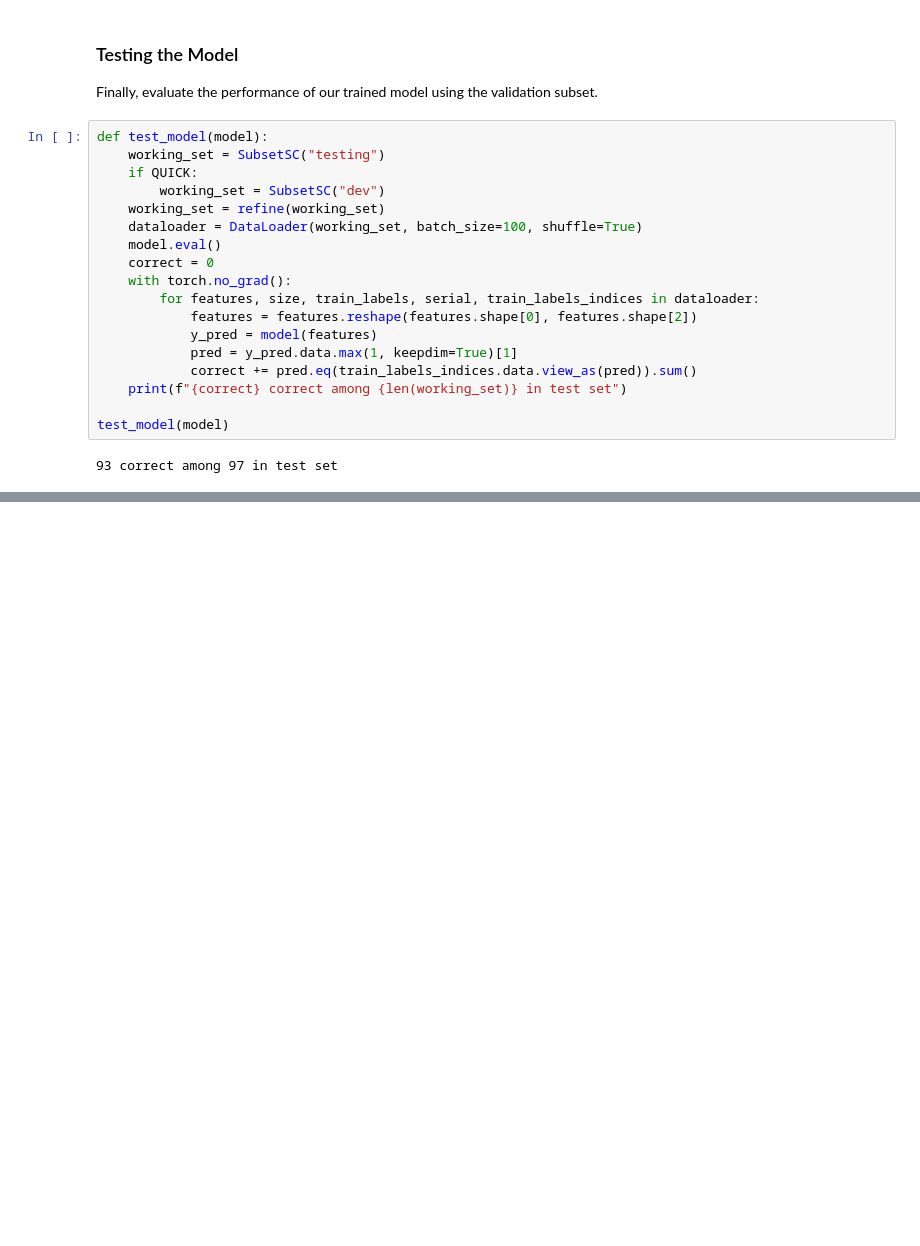
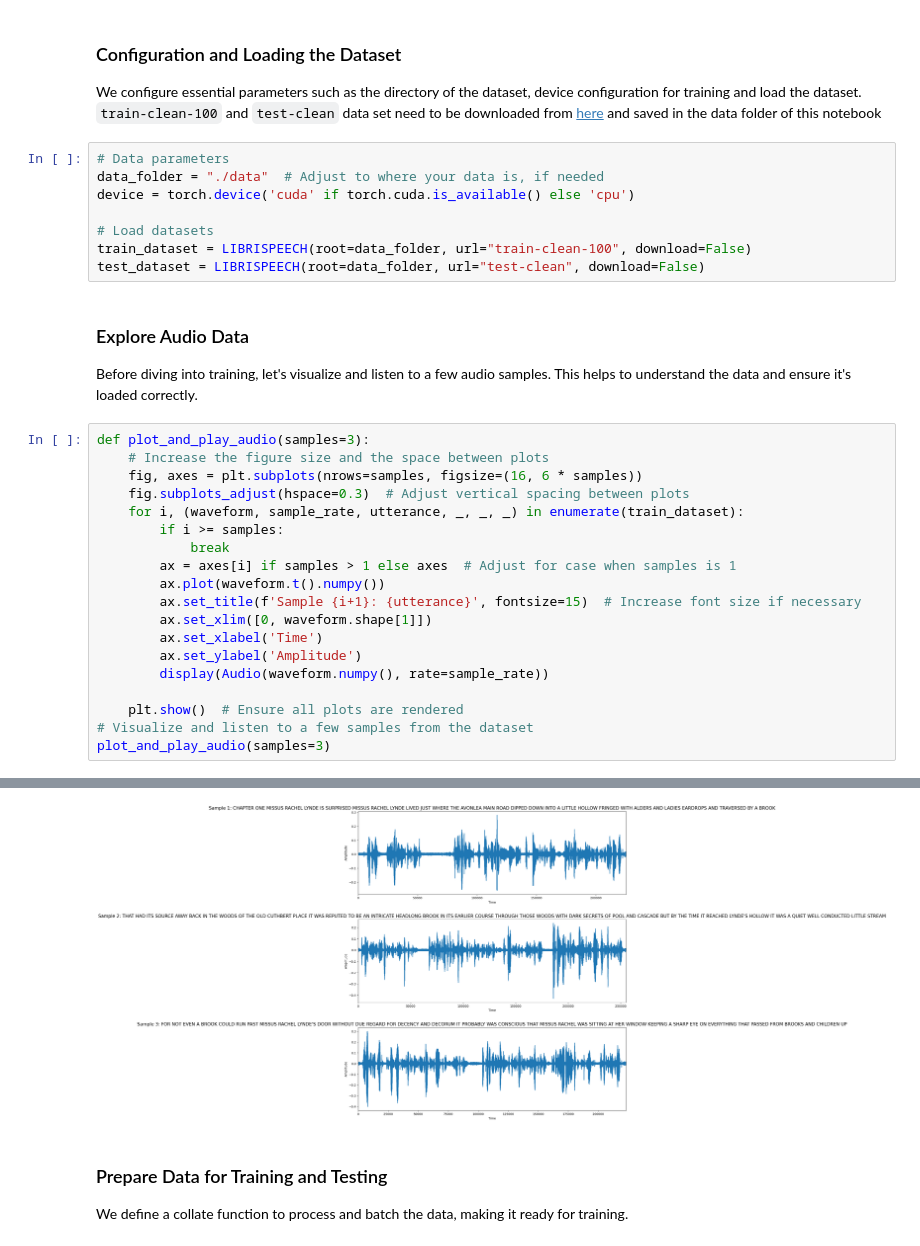
Before and after one commit to TIL-24/til-24-curriculum, a Jupyter notebook: Part2_NLP_ASR/Unit_2/03/2.3.2_Build_simple_ASR_model.ipynb, the cells around one changed output, grey strips where cells are left out. Cells and saved outputs as stored; diff of their text form; blank space fills up the shorter version.

```diff
--- a/Part2_NLP_ASR/Unit_2/03/2.3.2_Build_simple_ASR_model.ipynb
+++ b/Part2_NLP_ASR/Unit_2/03/2.3.2_Build_simple_ASR_model.ipynb
@@ -120,24 +22,34 @@ Epoch:20, Loss:0.7648
-# %% [markdown]
-### Testing the Model
-
-Finally, evaluate the performance of our trained model using the validation subset.
-# %%
-def test_model(model):
-    working_set = SubsetSC("testing")
-    if QUICK:
-        working_set = SubsetSC("dev")
-    working_set = refine(working_set)
-    dataloader = DataLoader(working_set, batch_size=100, shuffle=True)
-    model.eval()
-    correct = 0
-    with torch.no_grad():
-        for features, size, train_labels, serial, train_labels_indices in dataloader:
-            features = features.reshape(features.shape[0], features.shape[2])
-            y_pred = model(features)
-            pred = y_pred.data.max(1, keepdim=True)[1]
-            correct += pred.eq(train_labels_indices.data.view_as(pred)).sum()
-    print(f"{correct} correct among {len(working_set)} in test set")
-
-test_model(model)
-# %% [output]
-93 correct among 97 in test set
+# %% [markdown]
+### Configuration and Loading the Dataset
+We configure essential parameters such as the directory of the dataset, device configuration for training and load the dataset. `train-clean-100` and `test-clean` data set need to be downloaded from [here](https://www.openslr.org/12) and saved in the data folder of this notebook
+# %%
+# Data parameters
+data_folder = "./data"  # Adjust to where your data is, if needed
+device = torch.device('cuda' if torch.cuda.is_available() else 'cpu')
+
+# Load datasets
+train_dataset = LIBRISPEECH(root=data_folder, url="train-clean-100", download=False)
+test_dataset = LIBRISPEECH(root=data_folder, url="test-clean", download=False)
+# %% [markdown]
+### Explore Audio Data
+Before diving into training, let's visualize and listen to a few audio samples. This helps to understand the data and ensure it's loaded correctly.
+# %%
+def plot_and_play_audio(samples=3):
+    # Increase the figure size and the space between plots
+    fig, axes = plt.subplots(nrows=samples, figsize=(16, 6 * samples))
+    fig.subplots_adjust(hspace=0.3)  # Adjust vertical spacing between plots
+    for i, (waveform, sample_rate, utterance, _, _, _) in enumerate(train_dataset):
+        if i >= samples:
+            break
+        ax = axes[i] if samples > 1 else axes  # Adjust for case when samples is 1
+        ax.plot(waveform.t().numpy())
+        ax.set_title(f'Sample {i+1}: {utterance}', fontsize=15)  # Increase font size if necessary
+        ax.set_xlim([0, waveform.shape[1]])
+        ax.set_xlabel('Time')
+        ax.set_ylabel('Amplitude')
+        display(Audio(waveform.numpy(), rate=sample_rate))
+
+    plt.show()  # Ensure all plots are rendered
+# Visualize and listen to a few samples from the dataset
+plot_and_play_audio(samples=3)
+# %% [output]
@@ -143,0 +59,4 @@ test_model(model)
+[figure, added]
+# %% [markdown]
+### Prepare Data for Training and Testing
+We define a collate function to process and batch the data, making it ready for training.
```
Also changed, not shown: parts of 20 cells of this notebook, 1 other file.
